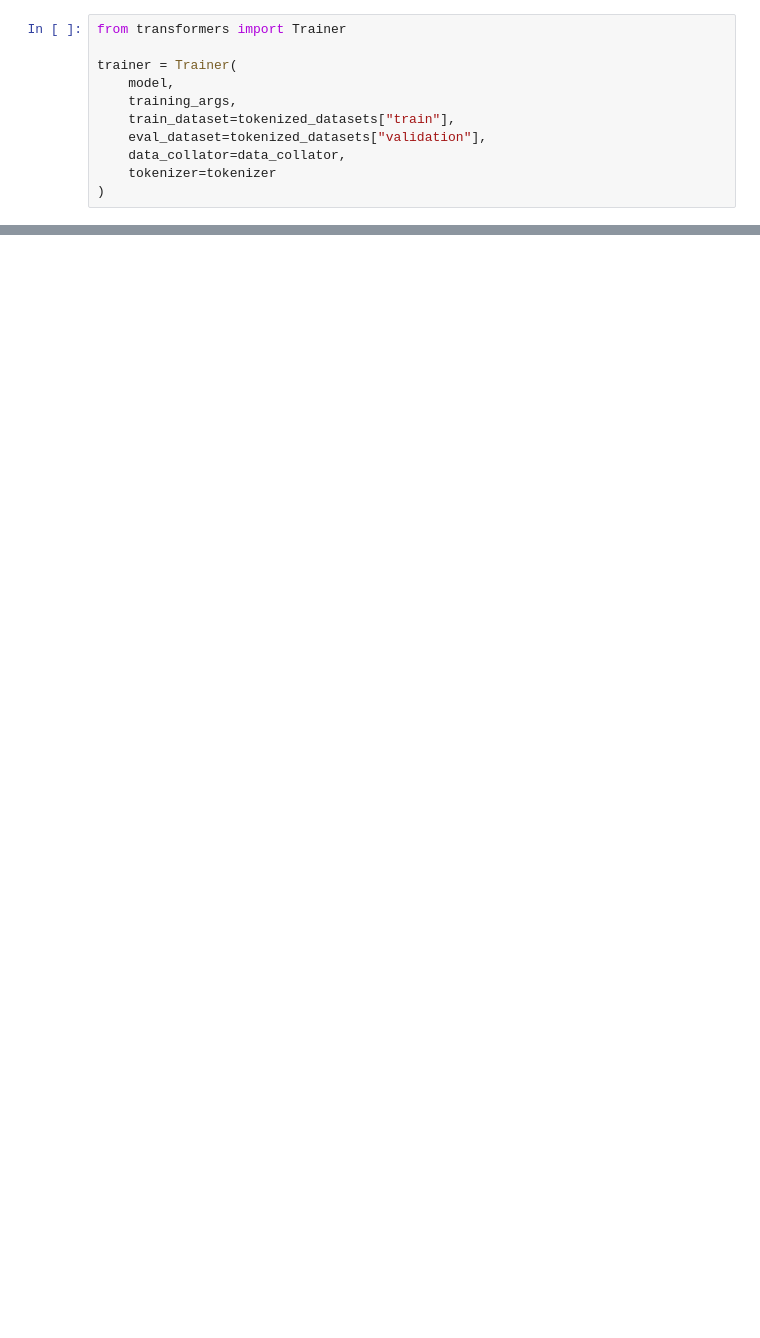
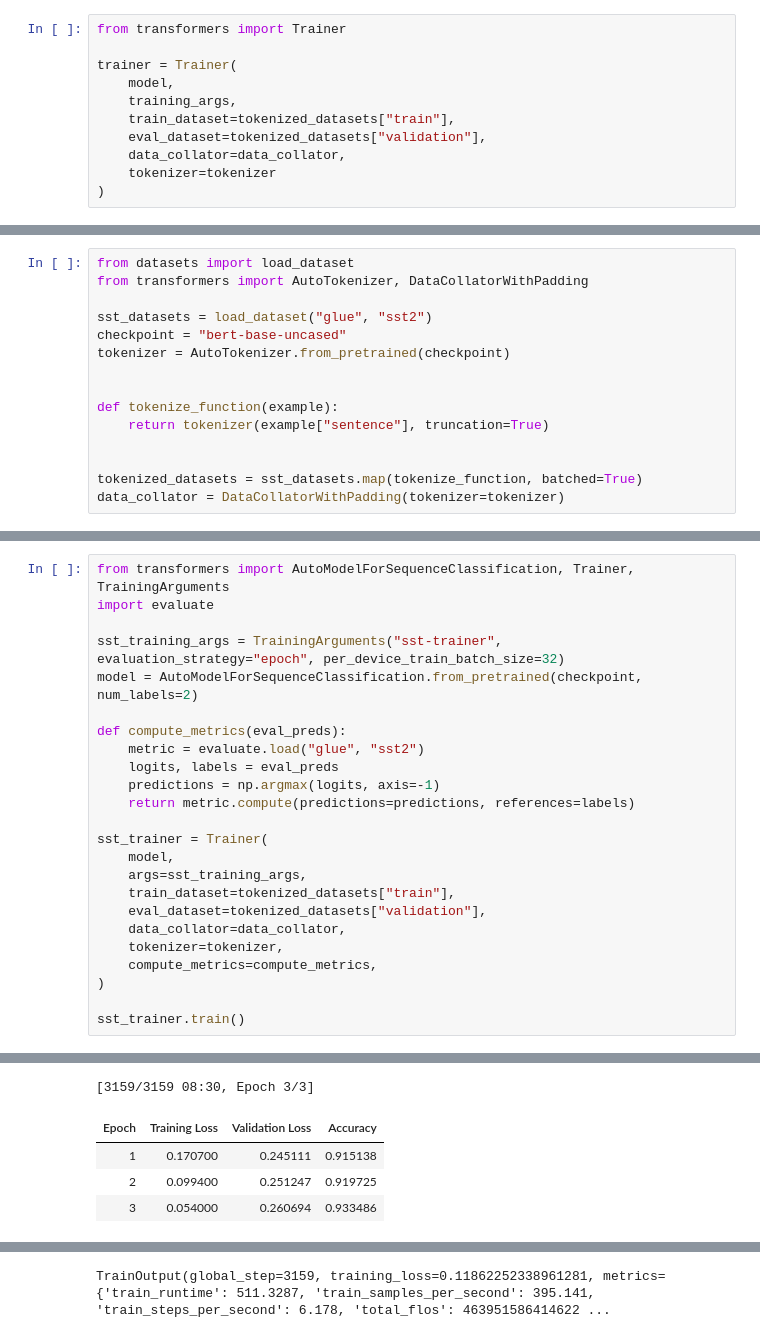
Before and after one commit to ytan101/huggingface-course, a Jupyter notebook: 03_fine-tuning/2-fine-tuning.ipynb, the cells around one changed output, grey strips where cells are left out. Cells and saved outputs as stored; diff of their text form; blank space fills up the shorter version.

```diff
--- a/03_fine-tuning/2-fine-tuning.ipynb
+++ b/03_fine-tuning/2-fine-tuning.ipynb
@@ -84,0 +178,15 @@ TrainOutput(global_step=1377, training_loss=0.3251360087786019, metrics={'train_
+# %%
+from datasets import load_dataset
+from transformers import AutoTokenizer, DataCollatorWithPadding
+
+sst_datasets = load_dataset("glue", "sst2")
+checkpoint = "bert-base-uncased"
+tokenizer = AutoTokenizer.from_pretrained(checkpoint)
+
+
+def tokenize_function(example):
+    return tokenizer(example["sentence"], truncation=True)
+
+
+tokenized_datasets = sst_datasets.map(tokenize_function, batched=True)
+data_collator = DataCollatorWithPadding(tokenizer=tokenizer)
@@ -84,0 +212,25 @@ TrainOutput(global_step=1377, training_loss=0.3251360087786019, metrics={'train_
+# %%
+from transformers import AutoModelForSequenceClassification, Trainer, TrainingArguments
+import evaluate
+
+sst_training_args = TrainingArguments("sst-trainer", evaluation_strategy="epoch", per_device_train_batch_size=32)
+model = AutoModelForSequenceClassification.from_pretrained(checkpoint, num_labels=2)
+
+def compute_metrics(eval_preds):
+    metric = evaluate.load("glue", "sst2")
+    logits, labels = eval_preds
+    predictions = np.argmax(logits, axis=-1)
+    return metric.compute(predictions=predictions, references=labels)
+
+sst_trainer = Trainer(
+    model,
+    args=sst_training_args,
+    train_dataset=tokenized_datasets["train"],
+    eval_dataset=tokenized_datasets["validation"],
+    data_collator=data_collator,
+    tokenizer=tokenizer,
+    compute_metrics=compute_metrics,
+)
+
+sst_trainer.train()
+# %% [output]
@@ -84,0 +254,5 @@ TrainOutput(global_step=1377, training_loss=0.3251360087786019, metrics={'train_
+[3159/3159 08:30, Epoch 3/3]
+| Epoch | Training Loss | Validation Loss | Accuracy |
+| 1 | 0.170700 | 0.245111 | 0.915138 |
+| 2 | 0.099400 | 0.251247 | 0.919725 |
+| 3 | 0.054000 | 0.260694 | 0.933486 |
@@ -84,0 +276 @@ TrainOutput(global_step=1377, training_loss=0.3251360087786019, metrics={'train_
+TrainOutput(global_step=3159, training_loss=0.11862252338961281, metrics={'train_runtime': 511.3287, 'train_samples_per_second': 395.141, 'train_steps_per_second': 6.178, 'total_flos': 463951586414622 ...
```
Also changed, not shown: parts of 14 cells of this notebook, 1 other file.
